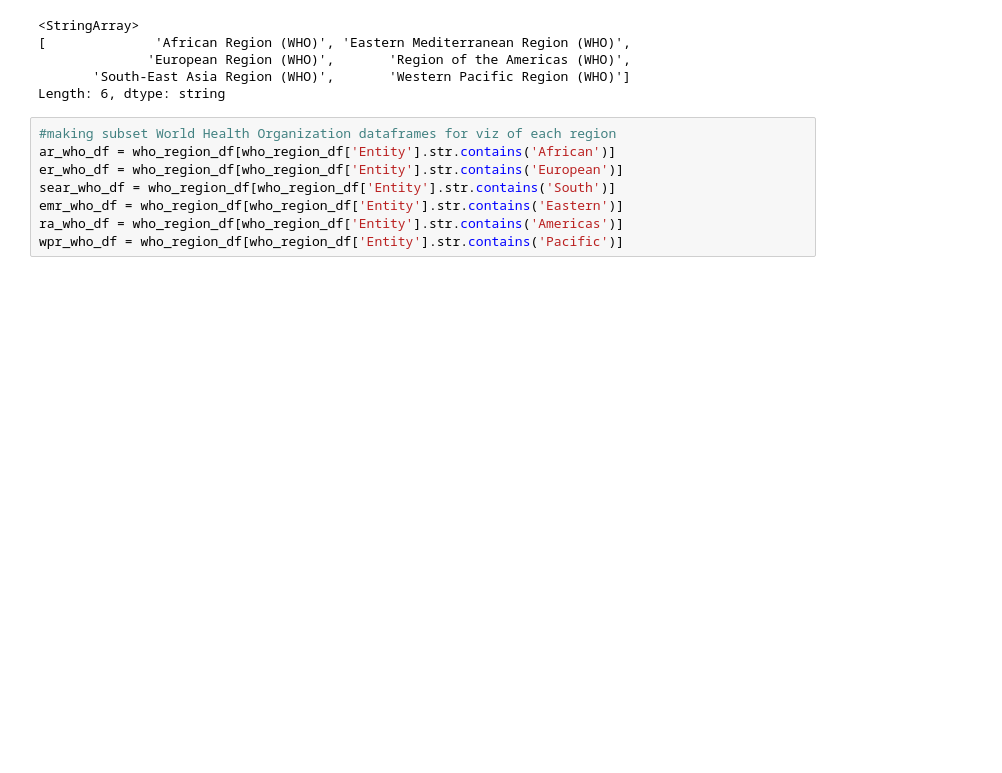
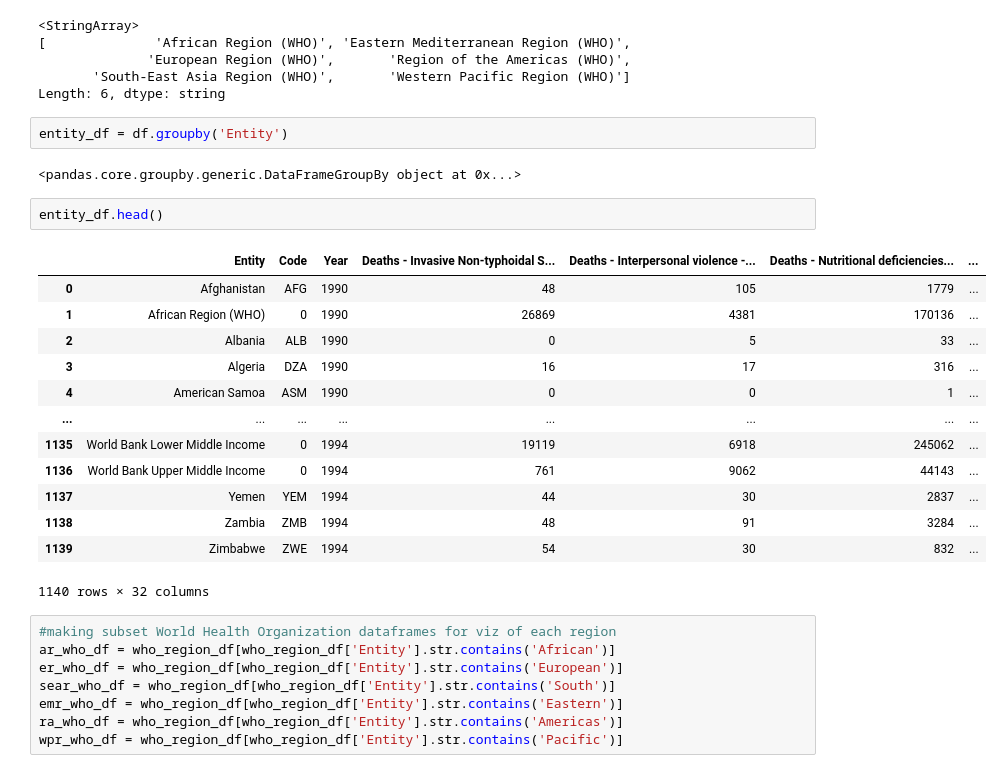
Before and after one commit to dantrainor9/Causes-of-Death, a Jupyter notebook: Causes_of_Death.ipynb, the cells around one changed output. Saved outputs shown, nothing was run; the diff lists cells and outputs as text; blank space fills up the shorter version.

```diff
--- a/Causes_of_Death.ipynb
+++ b/Causes_of_Death.ipynb
@@ -209,6 +209,26 @@ who_region_df['Entity'].values.unique()
               'European Region (WHO)',       'Region of the Americas (WHO)',
        'South-East Asia Region (WHO)',       'Western Pacific Region (WHO)']
 Length: 6, dtype: string
+# %%
+entity_df = df.groupby('Entity')
+# %% [output]
+<pandas.core.groupby.generic.DataFrameGroupBy object at 0x...>
+# %%
+entity_df.head()
+# %% [output]
+|  | Entity | Code | Year | Deaths - Invasive Non-typhoidal S... | Deaths - Interpersonal violence -... | Deaths - Nutritional deficiencies... | ... |
+| 0 | Afghanistan | AFG | 1990 | 48 | 105 | 1779 | ... |
+| 1 | African Region (WHO) | 0 | 1990 | 26869 | 4381 | 170136 | ... |
+| 2 | Albania | ALB | 1990 | 0 | 5 | 33 | ... |
+| 3 | Algeria | DZA | 1990 | 16 | 17 | 316 | ... |
+| 4 | American Samoa | ASM | 1990 | 0 | 0 | 1 | ... |
+| ... | ... | ... | ... | ... | ... | ... | ... |
+| 1135 | World Bank Lower Middle Income | 0 | 1994 | 19119 | 6918 | 245062 | ... |
+| 1136 | World Bank Upper Middle Income | 0 | 1994 | 761 | 9062 | 44143 | ... |
+| 1137 | Yemen | YEM | 1994 | 44 | 30 | 2837 | ... |
+| 1138 | Zambia | ZMB | 1994 | 48 | 91 | 3284 | ... |
+| 1139 | Zimbabwe | ZWE | 1994 | 54 | 30 | 832 | ... |
+1140 rows × 32 columns
 # %%
 #making subset World Health Organization dataframes for viz of each region
 ar_who_df = who_region_df[who_region_df['Entity'].str.contains('African')]
```
